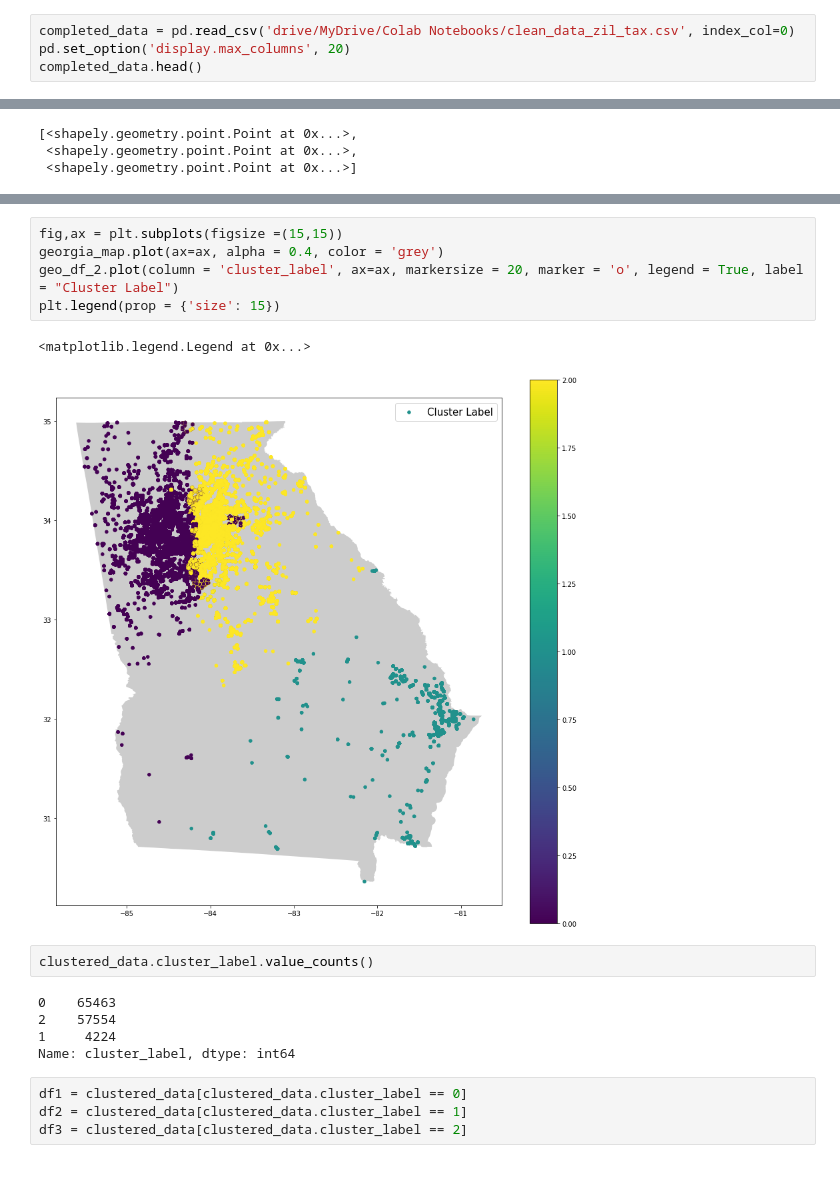
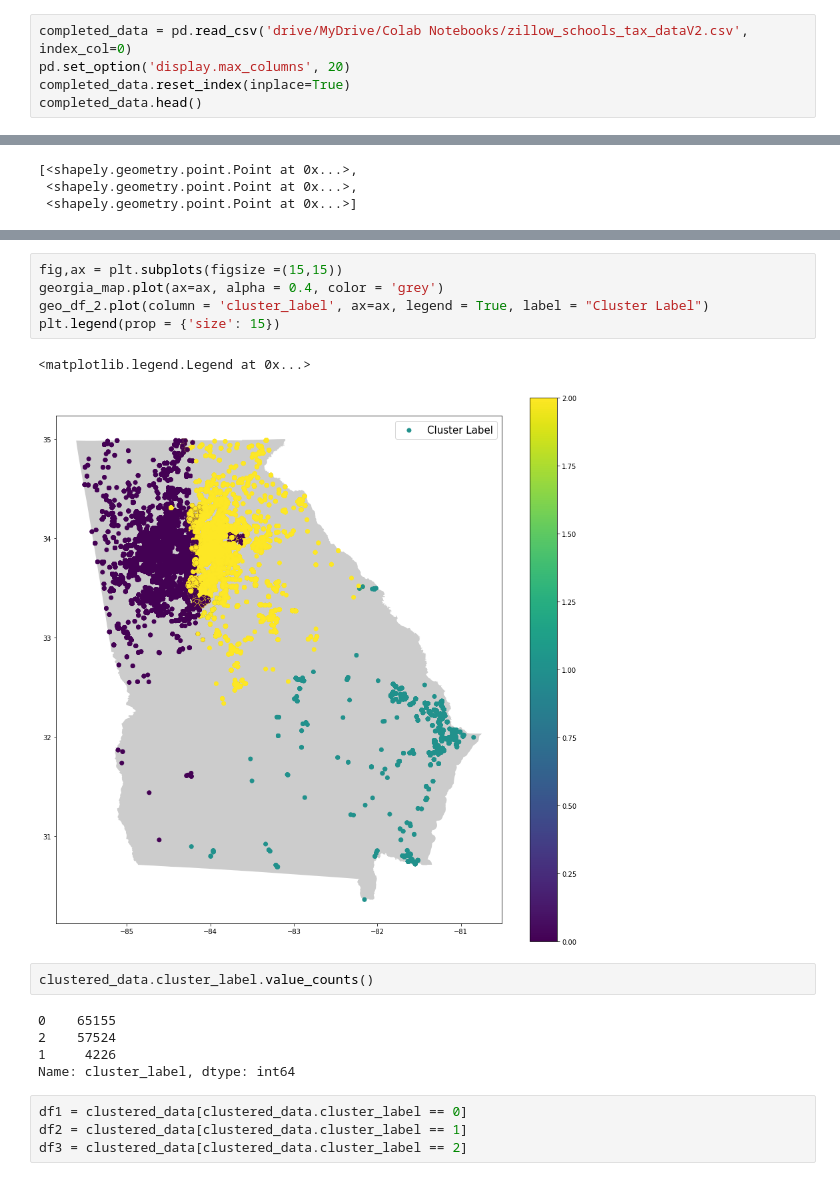
Before and after one commit to nsharma73/capstone_haystack, a Jupyter notebook: Capstone_Project_Clustering.ipynb, the cells around one changed output, grey strips where cells are left out. Drawn from its saved outputs; the diff is of its cells as text.

```diff
--- a/Capstone_Project_Clustering.ipynb
+++ b/Capstone_Project_Clustering.ipynb
@@ -37,7 +55,8 @@ drive.mount("/content/drive")
 # %% [output]
 Drive already mounted at /content/drive; to attempt to forcibly remount, call drive.mount("/content/drive", force_remount=True).
 # %%
-completed_data = pd.read_csv('drive/MyDrive/Colab Notebooks/clean_data_zil_tax.csv', index_col=0)
+completed_data = pd.read_csv('drive/MyDrive/Colab Notebooks/zillow_schools_tax_dataV2.csv', index_col=0)
 pd.set_option('display.max_columns', 20)
+completed_data.reset_index(inplace=True)
 completed_data.head()
 # %% [output]
@@ -388,17 +398,17 @@ geo_df_2.head()
 # %%
 fig,ax = plt.subplots(figsize =(15,15))
 georgia_map.plot(ax=ax, alpha = 0.4, color = 'grey')
-geo_df_2.plot(column = 'cluster_label', ax=ax, markersize = 20, marker = 'o', legend = True, label = "Cluster Label")
+geo_df_2.plot(column = 'cluster_label', ax=ax, legend = True, label = "Cluster Label")
 plt.legend(prop = {'size': 15})
 # %% [output]
 <matplotlib.legend.Legend at 0x...>
-[figure, old version]
+[figure, new version]
 # %%
 clustered_data.cluster_label.value_counts()
 # %% [output]
-0    65463
-2    57554
-1     4224
+0    65155
+2    57524
+1     4226
 Name: cluster_label, dtype: int64
 # %%
 df1 = clustered_data[clustered_data.cluster_label == 0]
```
Also changed, not shown: parts of 29 cells of this notebook.
